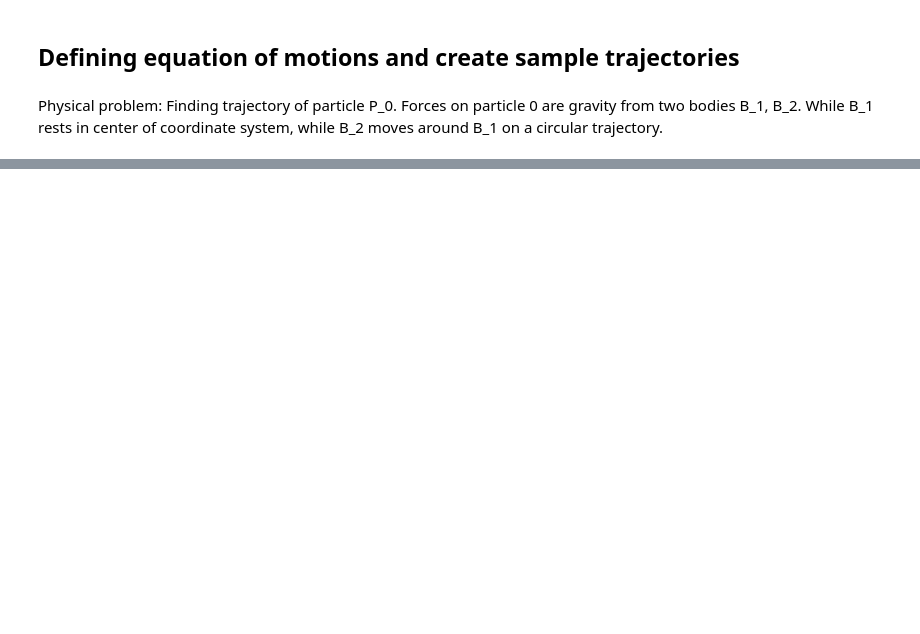
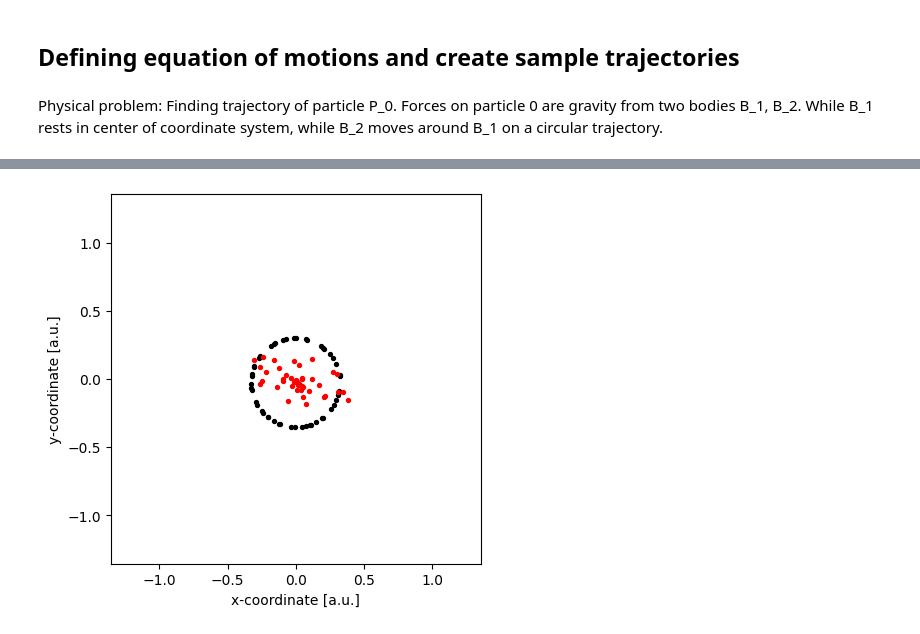
Before and after one commit to Felix-Busse/Recurrent_NNR, a Jupyter notebook: Recurrent_NNR.ipynb, the cells around one changed output, grey strips where cells are left out. Cells and saved outputs as stored; diff of their text form; code cells hidden in the pictures; blank space fills up the shorter version.

```diff
--- a/Recurrent_NNR.ipynb
+++ b/Recurrent_NNR.ipynb
@@ -182,0 +235,5 @@ array([0.0000e+00, 1.0000e-04, 1.1000e-03, 1.1100e-02, 1.1110e-01,
+# %%
+compare_nr = 9
+compare_trajectory(samples[compare_nr, :, :], RNN.predict(x_train)[compare_nr, :, :])
+print(random_list[compare_nr])
+# %% [output]
@@ -182,0 +242 @@ array([0.0000e+00, 1.0000e-04, 1.1000e-03, 1.1100e-02, 1.1110e-01,
+[figure, added]
```
Also changed, not shown: parts of 14 cells of this notebook.
